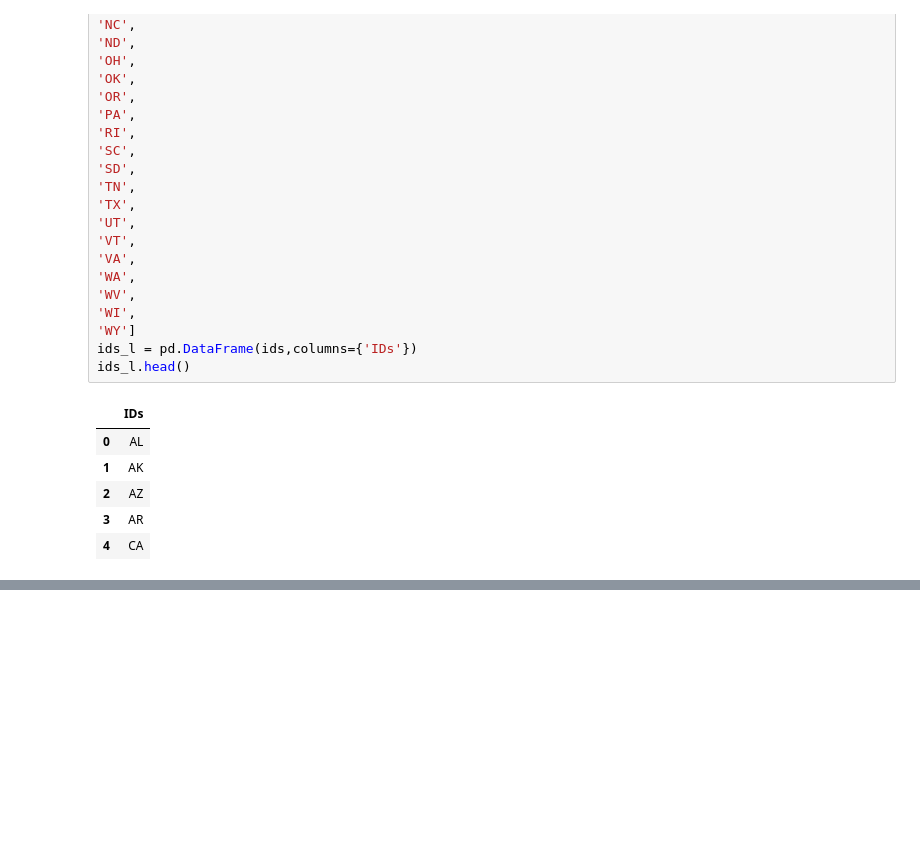
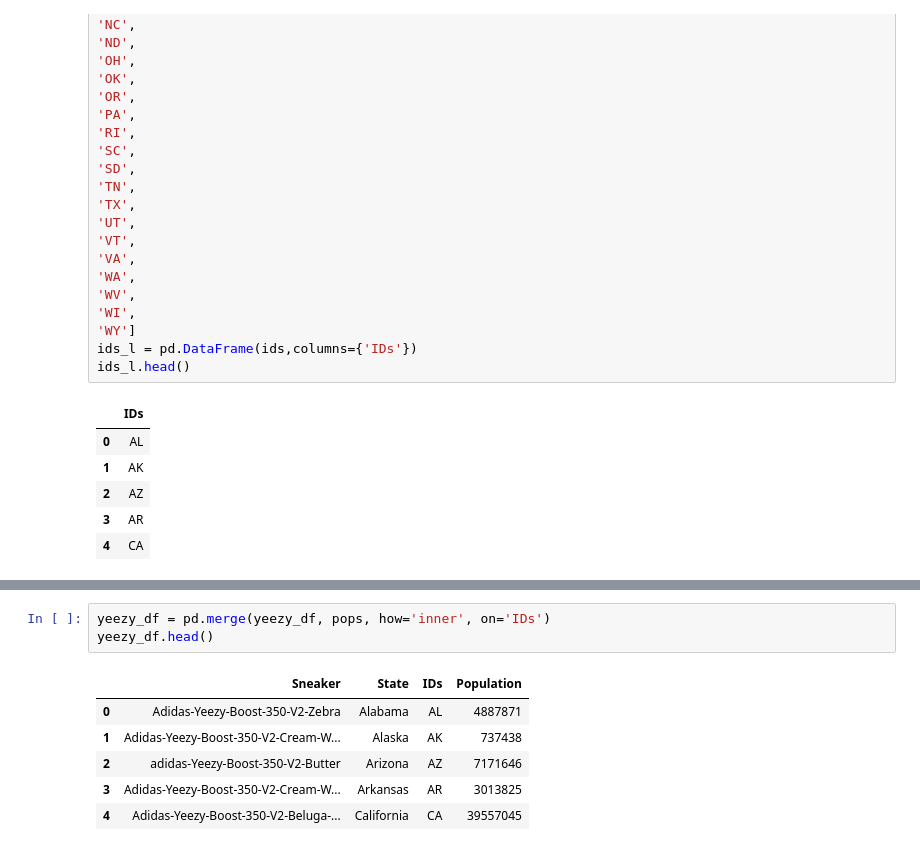
Before and after one commit to sealuwee/stockx-eda-2019, a Jupyter notebook: StockX EDA (Cleaner Version).ipynb, the cells around one changed output, grey strips where cells are left out. Cells and saved outputs as stored; diff of their text form; blank space fills up the shorter version.

```diff
--- a/StockX EDA (Cleaner Version).ipynb
+++ b/StockX EDA (Cleaner Version).ipynb
@@ -210,0 +304,10 @@ ids_l.head()
+# %%
+yeezy_df = pd.merge(yeezy_df, pops, how='inner', on='IDs')
+yeezy_df.head()
+# %% [output]
+|  | Sneaker | State | IDs | Population |
+| 0 | Adidas-Yeezy-Boost-350-V2-Zebra | Alabama | AL | 4887871 |
+| 1 | Adidas-Yeezy-Boost-350-V2-Cream-W... | Alaska | AK | 737438 |
+| 2 | adidas-Yeezy-Boost-350-V2-Butter | Arizona | AZ | 7171646 |
+| 3 | Adidas-Yeezy-Boost-350-V2-Cream-W... | Arkansas | AR | 3013825 |
+| 4 | Adidas-Yeezy-Boost-350-V2-Beluga-... | California | CA | 39557045 |
```
Also changed, not shown: parts of 11 cells of this notebook.
